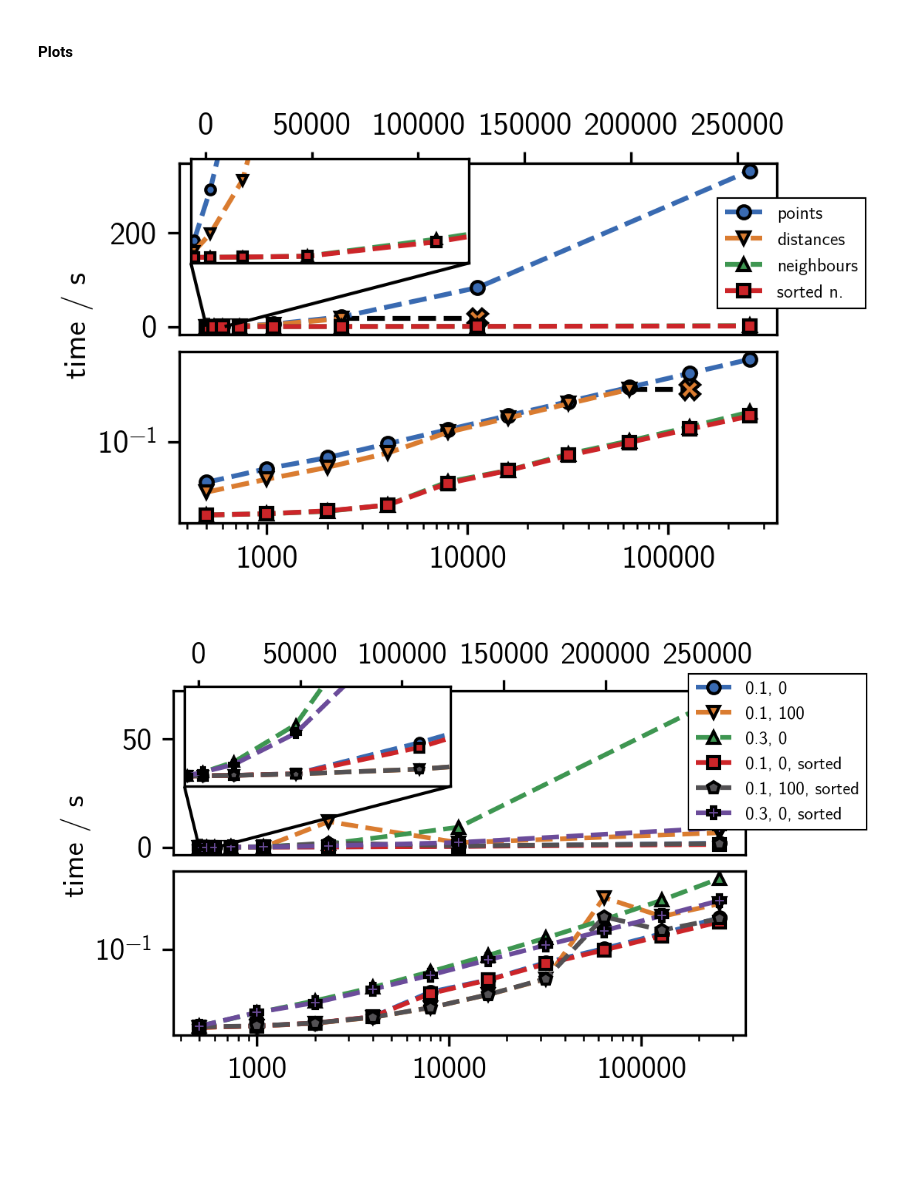
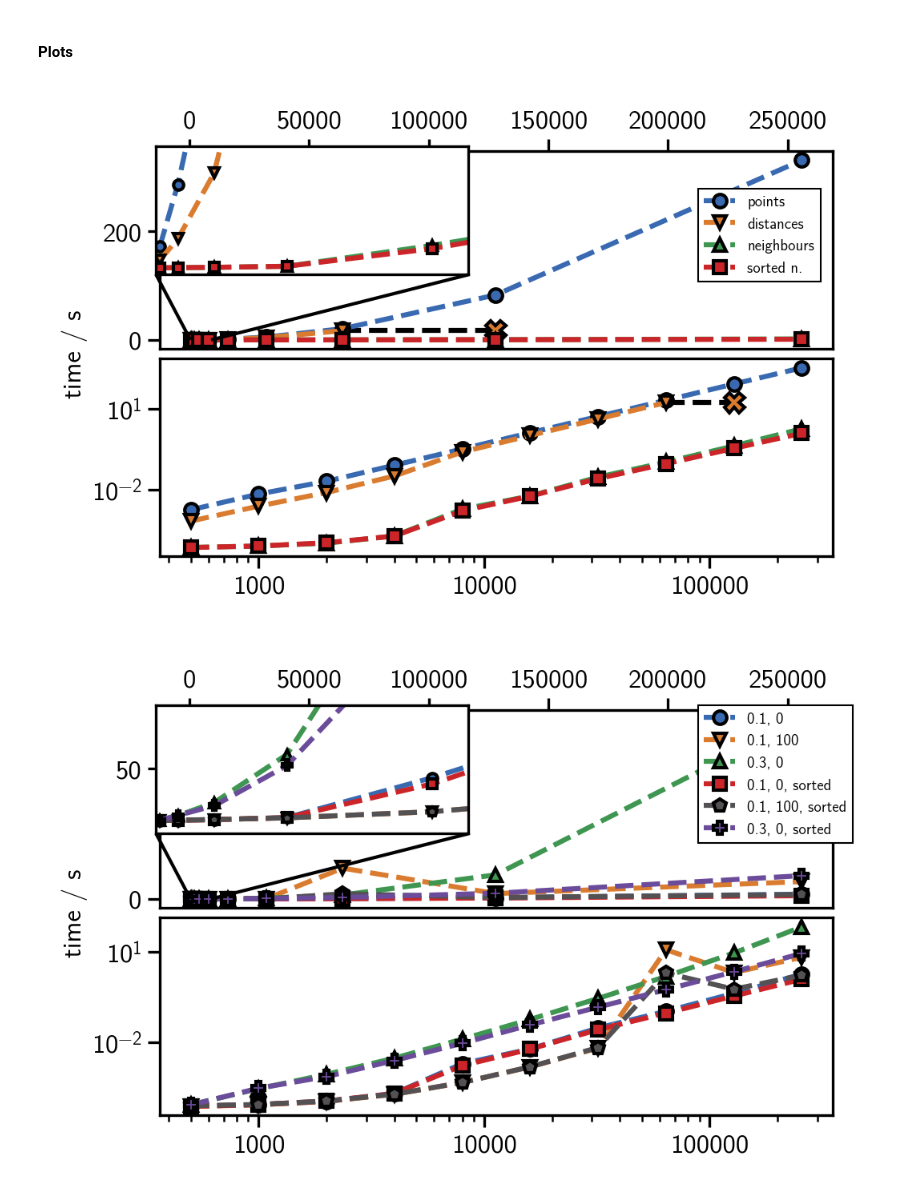
Before and after one commit to janjoswig/CommonNNClustering-Benchmark, a Jupyter notebook: bm.ipynb, the cells around one changed output. Drawn from its saved outputs; the diff is of its cells as text; code cells hidden in the pictures; blank space fills up the shorter version.

```diff
--- a/bm.ipynb
+++ b/bm.ipynb
@@ -575,3 +559,18 @@ for run_name in run_name_list:
+# %%
+run_name_list = [
+    'no_structure_run_a',
+    'no_structure_run_b',
+    'no_structure_run_c',
+    'no_structure_run_c_b',
+    'no_structure_run_c_c',
+    'no_structure_run_d',
+    'no_structure_run_d_b',
+    'no_structure_run_d_c',
+]
+
+for run_name in run_name_list:
+    report_file = report_dir / f"{run_name}.json"
+    RUN_TIMINGS_MAP[run_name] = load_report(report_file)
 # %% [markdown]
 <a id="run_a"></a>
 #### Run a
@@ -1249,7 +1248,16 @@ print_ratios(get_ratios(RUN_TIMINGS_MAP[run_name], which="best"))
     256000: 112138.82
 # %% [markdown]
 #### Plots
+# %%
+figsrc_dir = pathlib.Path(os.path.expandvars("$WD/CommonNN/Manuscript/figsrc/Benchmark"))
 # %%
+mpl.rcParams["font.size"] = 8
+mpl.rcParams["axes.labelpad"] = 2
+mpl.rcParams["xtick.major.pad"] = 2
+mpl.rcParams["xtick.minor.pad"] = 1.9
+mpl.rcParams["ytick.major.pad"] = 2
+mpl.rcParams["ytick.minor.pad"] = 1.9
+
 fig, (normal_ax, log_ax) = plt.subplots(2, 1, figsize=(3.33, 3.33/1.618))
 
 run_name_list = [
@@ -1260,9 +1268,12 @@ run_name_list = [
 ]
 markers = iter(["o", "v", "^", "s", "p", "P", "*", "h", "d"])
 
+normal_ax.set_position([0.13, 0.51, 0.84, 0.40])
+log_ax.set_position([0.13, 0.09, 0.84, 0.40])
+
 # Inset
 inset_ax = fig.add_axes(
-    [0.14, 0.67, 0.36, 0.22],
+    [0.125, 0.66, 0.39, 0.26],
     zorder=3,
     )
 
@@ -1328,39 +1339,47 @@ annotate_memory_error(
     ax=normal_ax, line=normal_ax.get_lines()[1],
     memory_error_id=128000
 )
 annotate_memory_error(
     ax=log_ax, line=log_ax.get_lines()[1],
     memory_error_id=128000
 )
 
 commonax = fig.add_axes(
-    [0.03, 0.08, 0.97, 0.92],
+    [0.04, 0., 0.97, 1],
     zorder=-1,
     frame_on=False
     )
 
 commonax.set(**{
-    "ylabel": "time / s",
     "xticks": (),
     "yticks": ()
 })
+commonax.set_ylabel("time / s", labelpad=0)
 
 # Legend
 legend = normal_ax.legend(
     fancybox=False,
     framealpha=1,
     edgecolor="k",
     fontsize="xx-small",
-    loc=(0.9, 0.15)
+    loc=(0.80, 0.34)
     )
 legend.get_frame().set_linewidth(0.5)
 
 log_ax.get_xaxis().set_major_formatter(mpl.ticker.ScalarFormatter())
 
-fig.subplots_adjust(hspace=0.1)
+# fig.subplots_adjust(left=0.11, bottom=0.1, right=0.86, top=0.89, hspace=0.1)
+fig.savefig(figsrc_dir / "bm_cnnclustering_fit_no_structure_a_b_c_d.png")
 # %% [output]
-[figure, old version]
+[figure, new version]
 # %%
+mpl.rcParams["font.size"] = 8
+mpl.rcParams["axes.labelpad"] = 2
+mpl.rcParams["xtick.major.pad"] = 2
+mpl.rcParams["xtick.minor.pad"] = 1.9
+mpl.rcParams["ytick.major.pad"] = 2
+mpl.rcParams["ytick.minor.pad"] = 1.9
+
 fig, (normal_ax, log_ax) = plt.subplots(2, 1, figsize=(3.33, 3.33/1.618))
 
 run_name_list = [
@@ -1373,9 +1392,12 @@ run_name_list = [
 ]
 markers = iter(["o", "v", "^", "s", "p", "P", "*", "h", "d"])
 
+normal_ax.set_position([0.13, 0.51, 0.84, 0.40])
+log_ax.set_position([0.13, 0.09, 0.84, 0.40])
+
 # Inset
 inset_ax = fig.add_axes(
-    [0.14, 0.67, 0.36, 0.22],
+    [0.125, 0.66, 0.39, 0.26],
     zorder=3,
     )
 
@@ -1437,16 +1459,16 @@ inset_ax.set(**{
 mark_inset(normal_ax, inset_ax, loc1=3, loc2=4, edgecolor="k")
 
 commonax = fig.add_axes(
-    [0.03, 0.08, 0.97, 0.92],
+    [0.04, 0., 0.97, 1],
     zorder=-1,
     frame_on=False
     )
 
 commonax.set(**{
-    "ylabel": "time / s",
     "xticks": (),
     "yticks": ()
 })
+commonax.set_ylabel("time / s", labelpad=0)
 
 # Legend
 legend = normal_ax.legend(
@@ -1454,12 +1476,13 @@ legend = normal_ax.legend(
     framealpha=1,
     edgecolor="k",
     fontsize="xx-small",
-    loc=(0.9, 0.15)
+    loc=(0.8, 0.33)
     )
 legend.get_frame().set_linewidth(0.5)
 
 log_ax.get_xaxis().set_major_formatter(mpl.ticker.ScalarFormatter())
 
-fig.subplots_adjust(hspace=0.1)
+# fig.subplots_adjust(left=0.11, bottom=0.1, right=0.86, top=0.89, hspace=0.1)
+fig.savefig(figsrc_dir / "bm_cnnclustering_fit_no_structure_c_cb_cc_d_db_dc.png")
 # %% [output]
-[figure, old version]
+[figure, new version]
```
Also changed, not shown: parts of 12 cells of this notebook, 3 other files.
